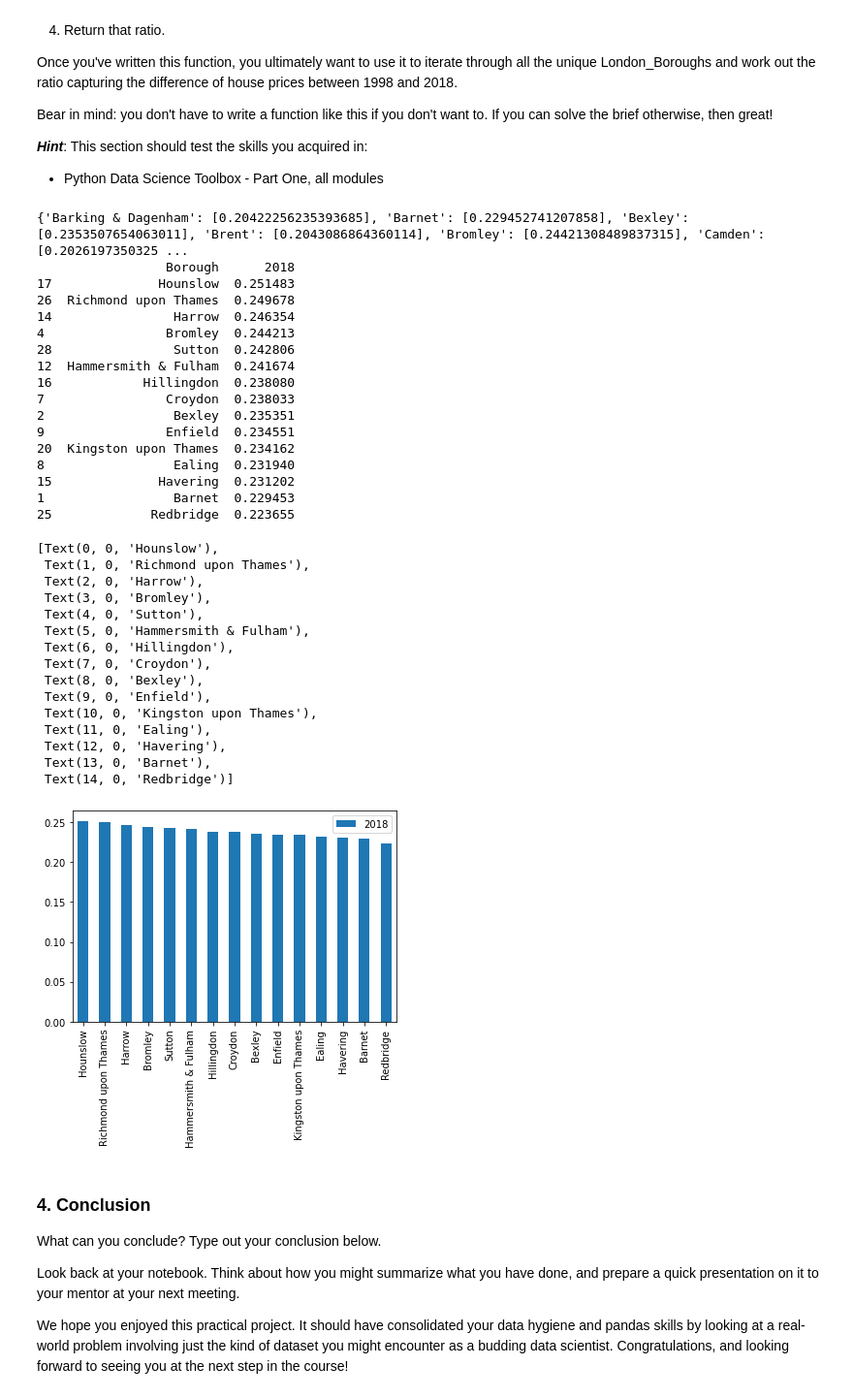
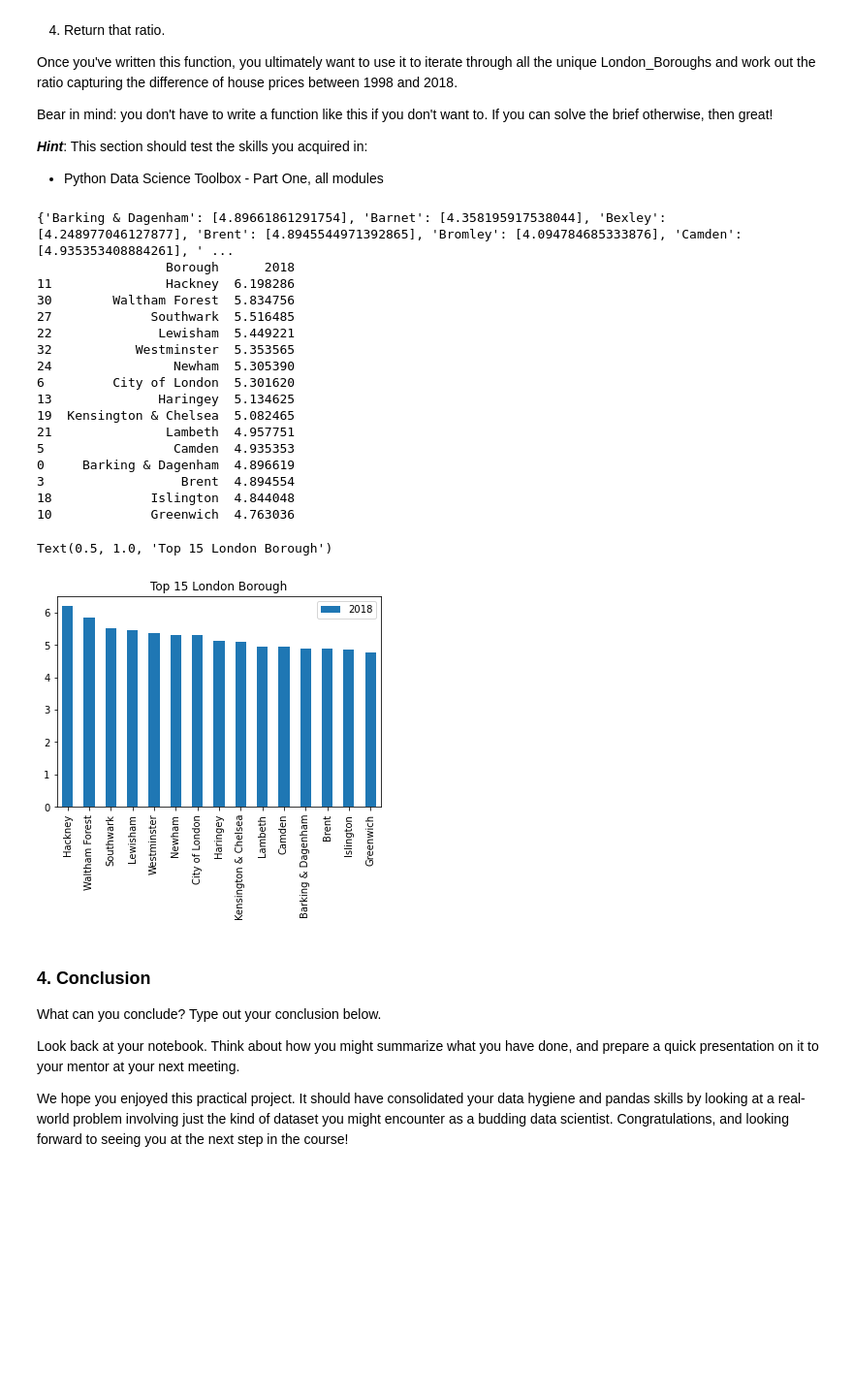
Before and after one commit to fancyfu4/SB-Data-Science, a Jupyter notebook: Unit 4 Challenge - Tier 3.ipynb, the cells around one changed output. Shown at 97% size. Saved outputs shown, nothing was run; the diff lists cells and outputs as text; code cells hidden in the pictures; blank space fills up the shorter version.

```diff
--- a/Unit 4 Challenge - Tier 3.ipynb
+++ b/Unit 4 Challenge - Tier 3.ipynb
@@ -267,62 +268,46 @@ Bear in mind: you don't have to write a function like this if you don't want to.
 # %%
 def create_price_ratio(d):
     y1998=float(d['Average_price'][d['Year']==1998])
     y2018=float(d['Average_price'][d['Year']==2018])
-    ratio=[y1998/y2018]
+    ratio=[y2018/y1998]
     return ratio
 
 create_price_ratio(dfg[dfg['London_Borough']=='Barking & Dagenham'])
 final = {}
 for b in dfg['London_Borough'].unique():
     borough = dfg[dfg['London_Borough']==b]
     final[b]=create_price_ratio(borough)
 print(final)
 df_ratios=pd.DataFrame(final)
-df_ratios.head()
 df_ratios_T=df_ratios.T
 df_ratios=df_ratios_T.reset_index()
-df_ratios.head()
 df_ratios.rename(columns={'index':'Borough',0:'2018'},inplace=True)
-df_ratios.head()
 top15=df_ratios.sort_values(by='2018',ascending=False).head(15)
 print(top15)
 
 done=top15[['Borough','2018']].plot(kind='bar')
 done.set_xticklabels(top15.Borough)
+done.set_title('Top 15 London Borough')
 # %% [output]
-{'Barking & Dagenham': [0.20422256235393685], 'Barnet': [0.229452741207858], 'Bexley': [0.2353507654063011], 'Brent': [0.2043086864360114], 'Bromley': [0.24421308489837315], 'Camden': [0.2026197350325 ...
+{'Barking & Dagenham': [4.89661861291754], 'Barnet': [4.358195917538044], 'Bexley': [4.248977046127877], 'Brent': [4.8945544971392865], 'Bromley': [4.094784685333876], 'Camden': [4.935353408884261], ' ...
                  Borough      2018
-17              Hounslow  0.251483
-26  Richmond upon Thames  0.249678
-14                Harrow  0.246354
-4                Bromley  0.244213
-28                Sutton  0.242806
-12  Hammersmith & Fulham  0.241674
-16            Hillingdon  0.238080
-7                Croydon  0.238033
-2                 Bexley  0.235351
-9                Enfield  0.234551
-20  Kingston upon Thames  0.234162
-8                 Ealing  0.231940
-15              Havering  0.231202
-1                 Barnet  0.229453
-25             Redbridge  0.223655
+11               Hackney  6.198286
+30        Waltham Forest  5.834756
+27             Southwark  5.516485
+22              Lewisham  5.449221
+32           Westminster  5.353565
+24                Newham  5.305390
+6         City of London  5.301620
+13              Haringey  5.134625
+19  Kensington & Chelsea  5.082465
+21               Lambeth  4.957751
+5                 Camden  4.935353
+0     Barking & Dagenham  4.896619
+3                  Brent  4.894554
+18             Islington  4.844048
+10             Greenwich  4.763036
-[Text(0, 0, 'Hounslow'),
- Text(1, 0, 'Richmond upon Thames'),
- Text(2, 0, 'Harrow'),
- Text(3, 0, 'Bromley'),
- Text(4, 0, 'Sutton'),
- Text(5, 0, 'Hammersmith & Fulham'),
- Text(6, 0, 'Hillingdon'),
- Text(7, 0, 'Croydon'),
- Text(8, 0, 'Bexley'),
- Text(9, 0, 'Enfield'),
- Text(10, 0, 'Kingston upon Thames'),
- Text(11, 0, 'Ealing'),
- Text(12, 0, 'Havering'),
- Text(13, 0, 'Barnet'),
- Text(14, 0, 'Redbridge')]
+Text(0.5, 1.0, 'Top 15 London Borough')
-[figure, old version]
+[figure, new version]
 # %% [markdown]
 ### 4. Conclusion
 What can you conclude? Type out your conclusion below.
```
Also changed, not shown: parts of 2 cells of this notebook.
